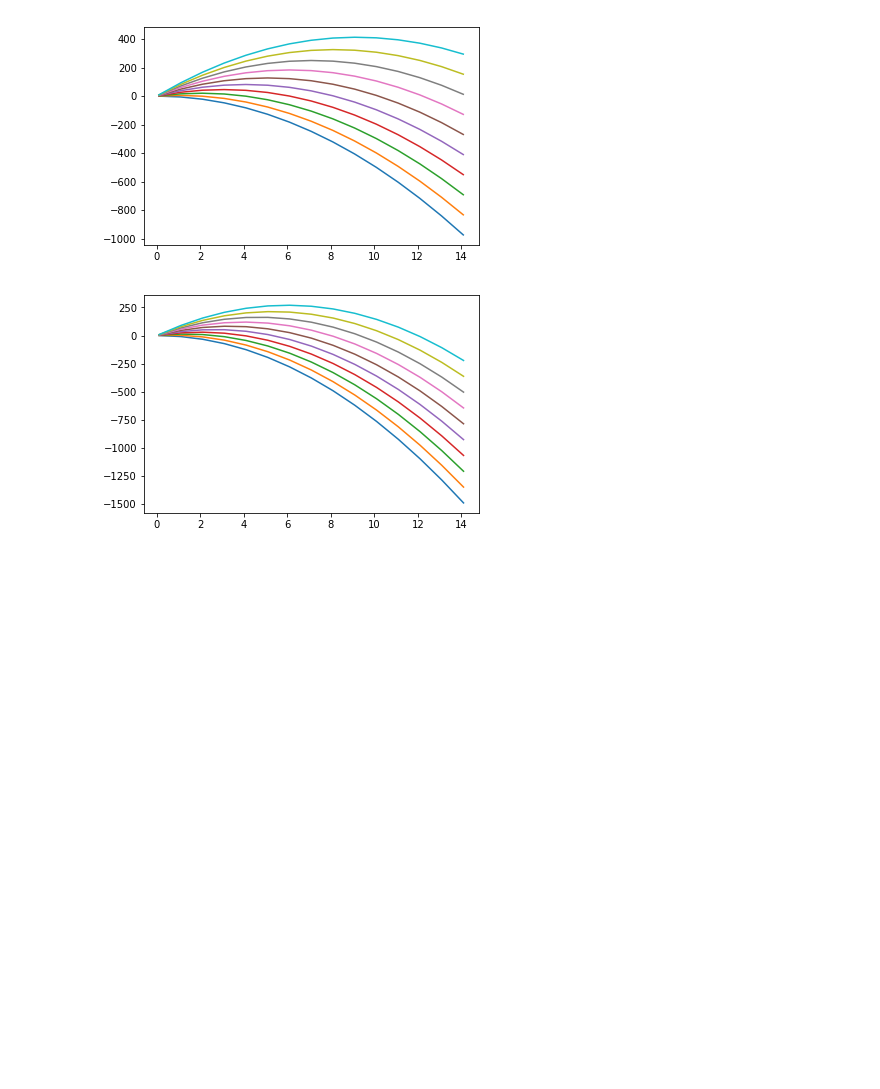
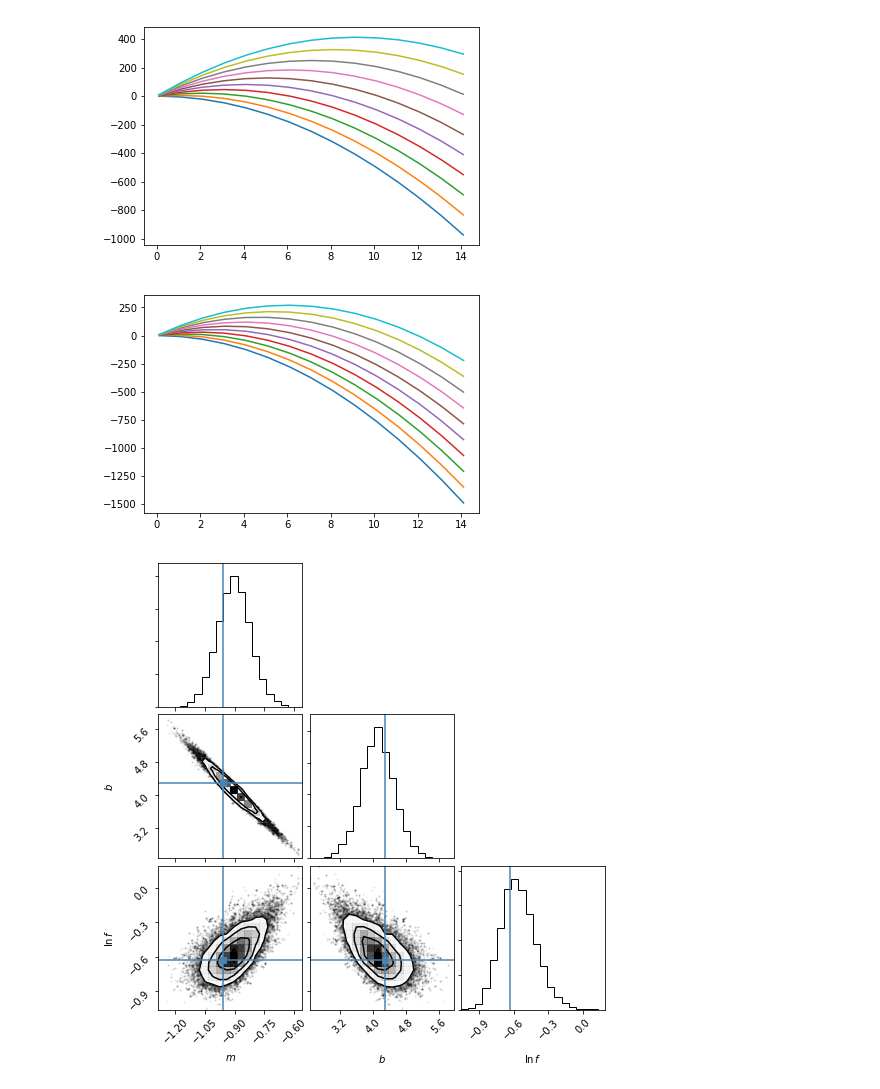
Before and after one commit to jpierel14/USC_PythonCourse_2019, a Jupyter notebook: Day_4/random_tests.ipynb, the cells around one changed output. Drawn from its saved outputs; the diff is of its cells as text; code cells hidden in the pictures; blank space fills up the shorter version.

```diff
--- a/Day_4/random_tests.ipynb
+++ b/Day_4/random_tests.ipynb
@@ -69,0 +92,36 @@ plt.show()
+# %%
+def lnlike(theta, x, y, yerr):
+    m, b, lnf = theta
+    model = m * x + b
+    inv_sigma2 = 1.0/(yerr**2 + model**2*np.exp(2*lnf))
+    return -0.5*(np.sum((y-model)**2*inv_sigma2 - np.log(inv_sigma2)))
+
+import scipy.optimize as op
+nll = lambda *args: -lnlike(*args)
+result = op.minimize(nll, [m_true, b_true, np.log(f_true)], args=(x, y, yerr))
+m_ml, b_ml, lnf_ml = result["x"]
+# %%
+def lnprob(theta, x, y, yerr):
+    lp = lnprior(theta)
+    if not np.isfinite(lp):
+        return -np.inf
+    return lp + lnlike(theta, x, y, yerr)
+
+def lnprior(theta):
+    m, b, lnf = theta
+    if -5.0 < m < 0.5 and 0.0 < b < 10.0 and -10.0 < lnf < 1.0:
+        return 0.0
+    return -np.inf
+ndim, nwalkers = 3, 100
+pos = [result["x"] + 1e-4*np.random.randn(ndim) for i in range(nwalkers)]
+sampler = emcee.EnsembleSampler(nwalkers, ndim, lnprob, args=(x, y, yerr))
+sampler.run_mcmc(pos, 500)
+samples = sampler.chain[:, 50:, :].reshape((-1, ndim))
+# %%
+import corner
+import matplotlib.pyplot as plt
+fig = corner.corner(samples, labels=["$m$", "$b$", "$\ln\,f$"],
+                      truths=[m_true, b_true, np.log(f_true)])
+plt.show()
+# %% [output]
+[figure, added]
```
Also changed, not shown: parts of 5 cells of this notebook, 4 other files.
